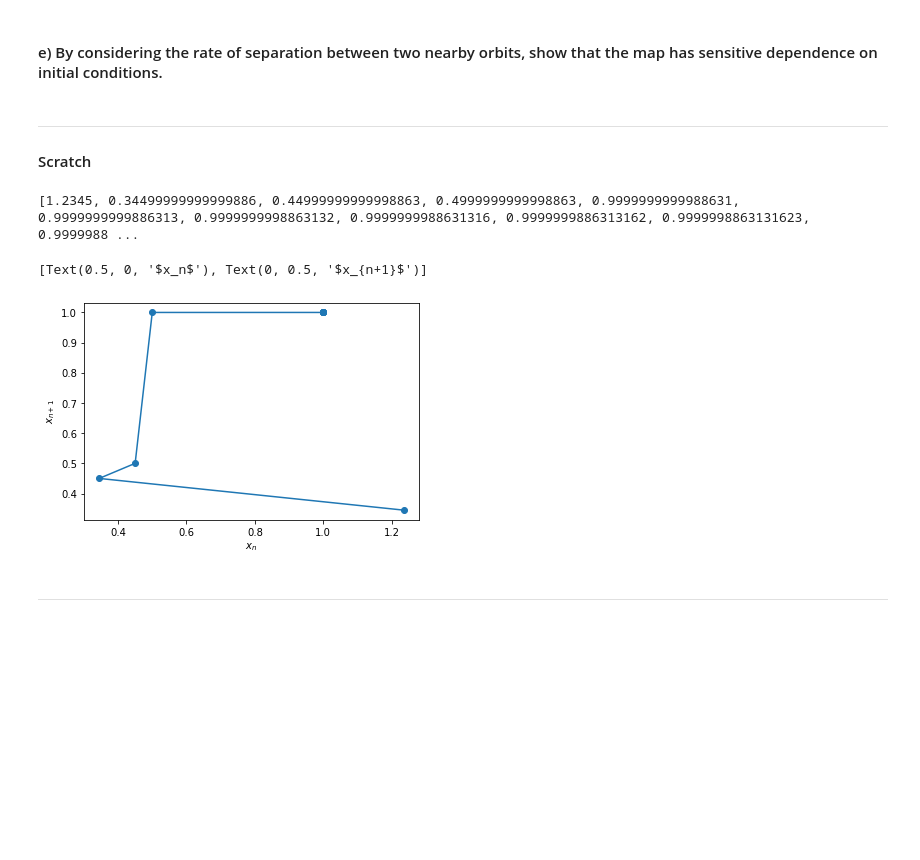
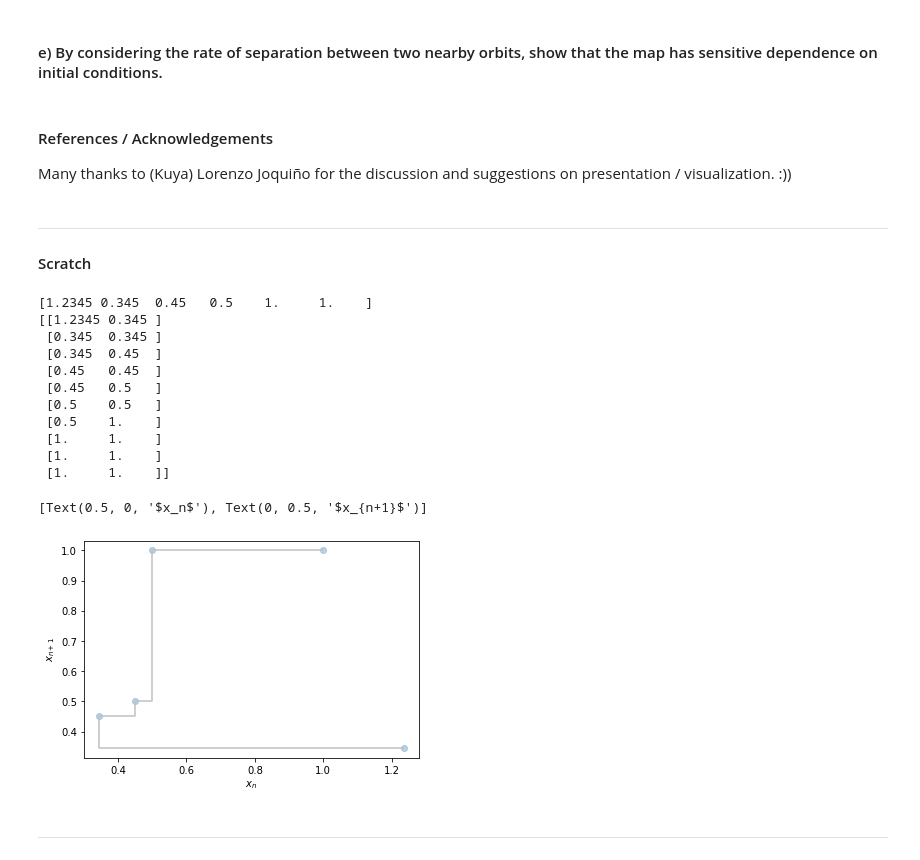
Before and after one commit to mimmphi/Physics-212, a Jupyter notebook: 10.3.7.ipynb, the cells around one changed output. Cells and saved outputs as stored; diff of their text form; code cells hidden in the pictures; blank space fills up the shorter version.

```diff
--- a/10.3.7.ipynb
+++ b/10.3.7.ipynb
@@ -102,6 +122,10 @@ Notice - although floating point precision of these imported constants is 16, se
 One can make a number infinitely precise – in other words, keep specifying the digits after the decimal place... to the 400th decimal place, say.
 # %% [markdown]
 #### e) By considering the rate of separation between two nearby orbits,  show that the map has sensitive dependence on initial conditions.
+# %% [markdown]
+#### References / Acknowledgements
+
+Many thanks to (Kuya) Lorenzo Joquiño for the discussion and suggestions on presentation / visualization. :))
 # %% [markdown]
 ---
 
@@ -109,30 +139,71 @@ One can make a number infinitely precise – in other words, keep specifying the
 # %%
 # initial draft of algorithm before I wrap it into a function
 
 si = 1.2345 # initial condition
 
-s = [si] # list of values... initialized only with the initial condition
+s = [si] # list of map elements... initialized only with the initial condition
+# s = np.array([si])
 
-stop = 10 # number of iterations
+stop = 5 # number of iterations
 
 while len(s) <= stop:
+    # access the latest element of the map: s[-1]
     s_mod = 10 * abs(s[-1]) # prepare 10x_n...
     s_next = s_mod - math.floor(s_mod) # ... to execute the mod(1) operation
-#     s.append(s[-1])
+#     np.concatenate((s, np.array([s_next])))
     s.append(s_next)
 
+s = np.array(s) # convert to array to make it easier to operate on later
 print(s)
 
-# plot - FIX COBWEB
+# construct cobweb.
+# construct vertex = intermediate step
+
+# make the array of points (ordered pairs)
+xn = s[:stop]
+xnext = s[1:]
+pts_map = np.array([xn, xnext])
+# print(pts_map)
+pts_map = pts_map.T#
+# pts_map = pts_map.reshape(pts_map.shape[0], pts_map.shape[1], 1) # transpose
+# print(pts_map)
+
+# similarly
+vertices = np.array([xnext, xnext]).T
+# vertices = vertices.reshape(vertices.shape[0], vertices.shape[1], 1)
+# print(vertices)
+
+# concatenate both
+cobweb = np.concatenate((pts_map, vertices), axis=1)
+# print(cobweb)
+r = cobweb.shape[0]; c = cobweb.shape[1] // 2
+cobweb = cobweb.reshape((2*r, c))
+print(cobweb)
+
+# plot
 
 fig, ax = plt.subplots()
-# ax.plot(s, s)
-ax.plot(s[:stop], s[1:], marker='o')
+
+# points on the map + vertices of the cobweb
+ax.plot(cobweb[:,0], cobweb[:,1], color='silver')
+# points on the map
+ax.scatter(s[:stop], s[1:], marker='o', alpha=0.30) # exploit transparency of the visual to distinguish near-overlapping and fixed points from the rest.
+
 ax.set(xlabel='$x_n$', ylabel='$x_{n+1}$')
 # %% [output]
-[1.2345, 0.34499999999999886, 0.44999999999998863, 0.4999999999998863, 0.9999999999988631, 0.9999999999886313, 0.9999999998863132, 0.9999999988631316, 0.9999999886313162, 0.9999998863131623, 0.9999988 ...
+[1.2345 0.345  0.45   0.5    1.     1.    ]
+[[1.2345 0.345 ]
+ [0.345  0.345 ]
+ [0.345  0.45  ]
+ [0.45   0.45  ]
+ [0.45   0.5   ]
+ [0.5    0.5   ]
+ [0.5    1.    ]
+ [1.     1.    ]
+ [1.     1.    ]
+ [1.     1.    ]]
 [Text(0.5, 0, '$x_n$'), Text(0, 0.5, '$x_{n+1}$')]
-[figure, old version]
+[figure, new version]
 # %% [markdown]
 ---
 # %%
```
Also changed, not shown: parts of 9 cells of this notebook.
